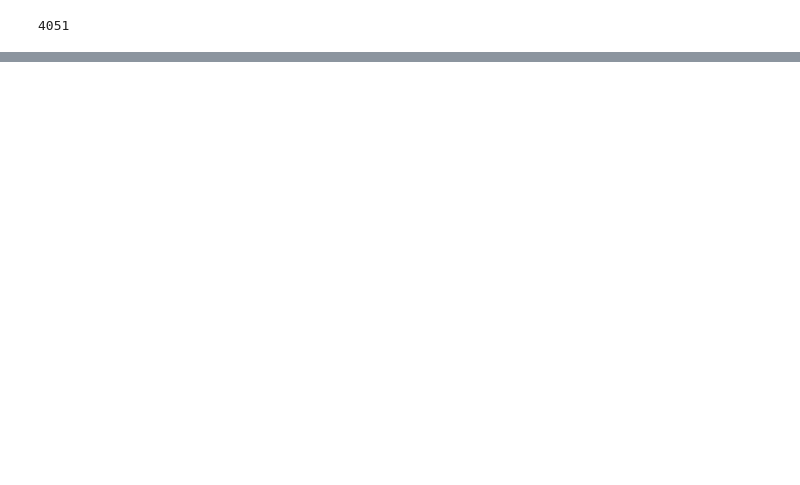
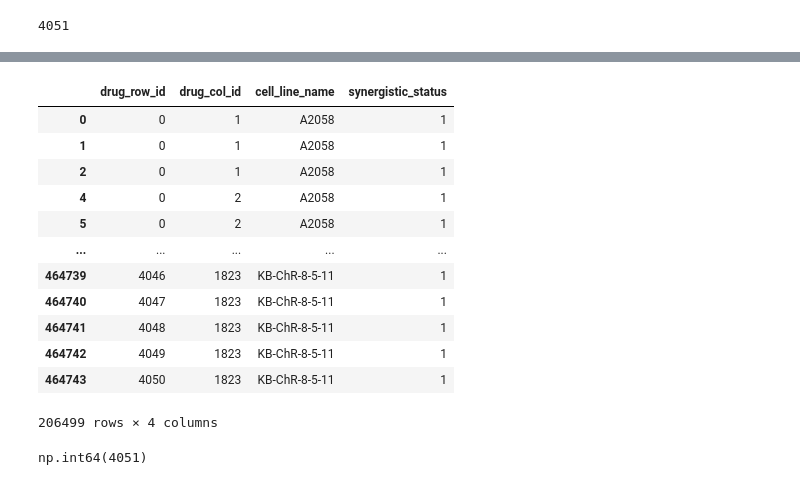
Before and after one commit to alishkc333/gnn-mlp-synergypredictor, a Jupyter notebook: drug_synergy_prediction.ipynb, the cells around one changed output, grey strips where cells are left out. Drawn from its saved outputs; the diff is of its cells as text; code cells hidden in the pictures; blank space fills up the shorter version.

```diff
--- a/drug_synergy_prediction.ipynb
+++ b/drug_synergy_prediction.ipynb
@@ -85,5 +82,5 @@ Missing drugs: {'AC1L9B2S', 'AC1L34YQ', 'GYNOSTEMMA EXTRACT', 'Ergosterine', '(6
 # %%
-filtered_interaction_df = drug_interaction[
+drug_interaction = drug_interaction[
     ~drug_interaction['drug_row'].isin(missing) &
     ~drug_interaction['drug_col'].isin(missing)
 ].reset_index(drop=True)
@@ -126,8 +137,6 @@ drug_feature.drop(columns=['drug_id','drug'],inplace=True)
 # %%
-filtered_interaction_df['drug_row_id'] = filtered_interaction_df['drug_row'].map(drug_to_id)
-filtered_interaction_df['drug_col_id'] = filtered_interaction_df['drug_col'].map(drug_to_id)
+drug_interaction['drug_row_id'] = drug_interaction['drug_row'].map(drug_to_id)
+drug_interaction['drug_col_id'] = drug_interaction['drug_col'].map(drug_to_id)
-# %%
-drug_interaction=filtered_interaction_df.copy()
 # %%
 drug_interaction = drug_interaction.drop(columns=['drug_row', 'drug_col'])
 # %%
@@ -396,0 +196,18 @@ adj_df
+# %%
+df_synergy = drug_interaction[drug_interaction['synergistic_status'] == 1]
+# %%
+df_synergy
+# %% [output]
+|  | drug_row_id | drug_col_id | cell_line_name | synergistic_status |
+| 0 | 0 | 1 | A2058 | 1 |
+| 1 | 0 | 1 | A2058 | 1 |
+| 2 | 0 | 1 | A2058 | 1 |
+| 4 | 0 | 2 | A2058 | 1 |
+| 5 | 0 | 2 | A2058 | 1 |
+| ... | ... | ... | ... | ... |
+| 464739 | 4046 | 1823 | KB-ChR-8-5-11 | 1 |
+| 464740 | 4047 | 1823 | KB-ChR-8-5-11 | 1 |
+| 464741 | 4048 | 1823 | KB-ChR-8-5-11 | 1 |
+| 464742 | 4049 | 1823 | KB-ChR-8-5-11 | 1 |
+| 464743 | 4050 | 1823 | KB-ChR-8-5-11 | 1 |
+206499 rows × 4 columns
@@ -396,0 +216,4 @@ adj_df
+# %%
+num_drugs
+# %% [output]
+np.int64(4051)
```
Also changed, not shown: parts of 65 cells of this notebook.
